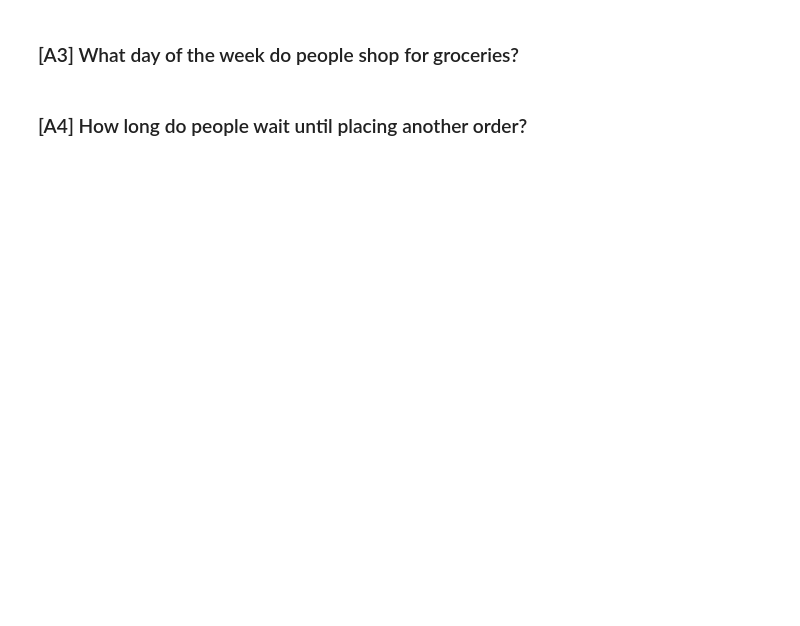
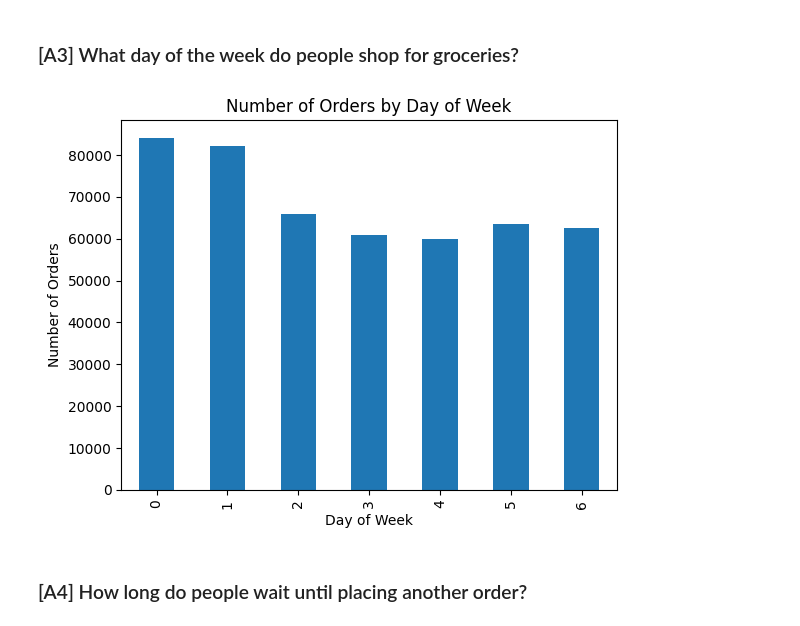
Before and after one commit to makstheimba/data-science-project-2, a Jupyter notebook: main.ipynb, the cells around one changed output. Saved outputs shown, nothing was run; the diff lists cells and outputs as text; code cells hidden in the pictures; blank space fills up the shorter version.

```diff
--- a/main.ipynb
+++ b/main.ipynb
@@ -419,4 +405,10 @@ memory usage: 138.7 MB
 # %% [markdown]
 ### [A3] What day of the week do people shop for groceries?
+# %%
+orders_by_day_of_week = orders['order_dow'].value_counts().sort_index()
+orders_by_day_of_week.plot(kind='bar', title='Number of Orders by Day of Week', ylabel='Number of Orders', xlabel='Day of Week')
+plt.show()
+# %% [output]
+[figure, added]
 # %% [markdown]
 ### [A4] How long do people wait until placing another order?
```
Also changed, not shown: parts of 31 cells of this notebook, 2 other files.
